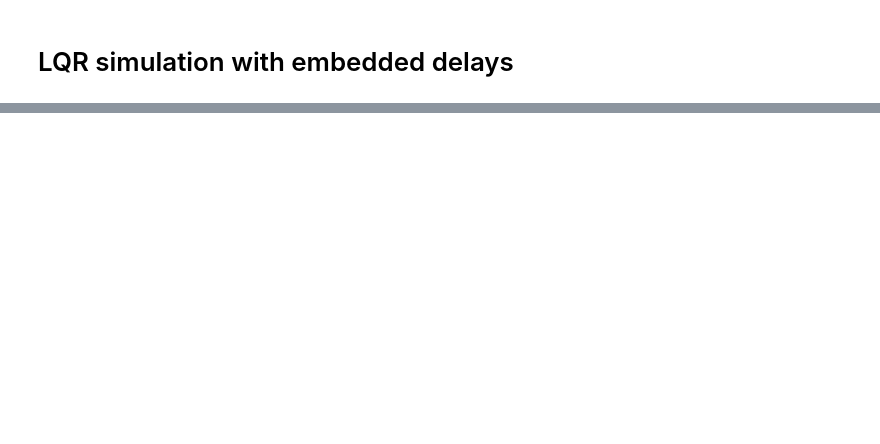
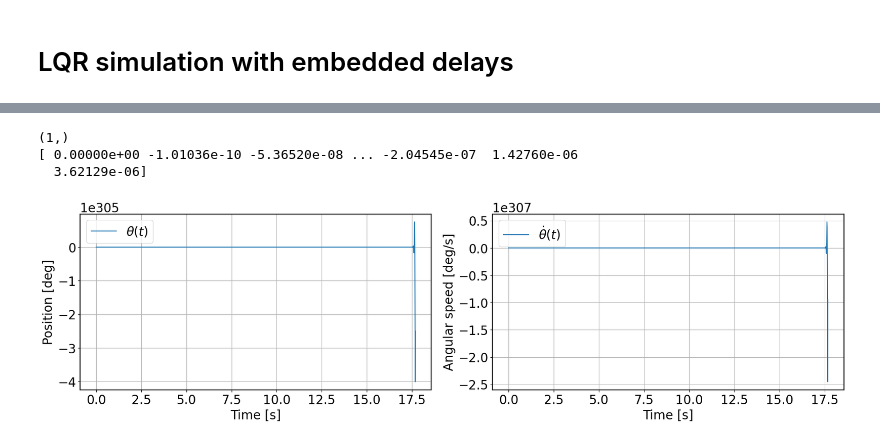
Before and after one commit to CedricFont/Subspace-learning-for-robot-application, a Jupyter notebook: LQR simulation/PendulumDelayEmbeddings.ipynb, the cells around one changed output, grey strips where cells are left out. Cells and saved outputs as stored; diff of their text form; code cells hidden in the pictures; blank space fills up the shorter version.

```diff
--- a/LQR simulation/PendulumDelayEmbeddings.ipynb
+++ b/LQR simulation/PendulumDelayEmbeddings.ipynb
@@ -196,0 +201,35 @@ print(xs_mean[:,0])
+# %%
+X0 = np.zeros(shape=[2*tau]) # Initial condition : [position [rad], velocity [rad/s]]
+t_interval = pend1.dt # Time-interval for one step to occur
+Xc = np.empty(shape=[pend1.N,2*tau]) # Controlled trajectory
+Uc = np.empty(shape=[pend1.N-1]) # Control input history
+Xc[0,:] = X0
+print(lqr_tracking.get_command(Xc[0,:], 0).shape)
+f = lambda theta, u : pend1.dynamicsDelayed(theta, u, tau)
+# Simulate the closed-loop trajectory for the non-linear dynamics
+for i in range(pend1.N-1):
+
+    u = lqr_tracking.get_command(Xc[i,:], i) # Retrieve LQR control input
+    Uc[i] = u
+    # Next point of the non-linear controlled trajectory
+    Xc[i+1,:] = RK4(f, Xc[i,:], [u], t_interval, type='controller-step-by-step').T
+
+# Plot
+fig,ax = plt.subplots(1, 2,
+                       constrained_layout = True, figsize=(18,5))
+
+ax[0].plot(pend1.T, rad2deg(Xc[:,0]), label=r"$\theta (t)$")
+ax[0].set_xlabel('Time [s]'), ax[0].set_ylabel('Position [deg]')
+ax[0].grid()
+ax[0].legend()
+
+ax[1].plot(pend1.T, rad2deg(Xc[:,1]), label=r"$\dot{\theta} (t)$")
+ax[1].set_xlabel('Time [s]'), ax[1].set_ylabel('Angular speed [deg/s]')
+ax[1].grid()
+ax[1].legend()
+print(xs_mean[:,0])
+# %% [output]
+(1,)
+[ 0.00000e+00 -1.01036e-10 -5.36520e-08 ... -2.04545e-07  1.42760e-06
+  3.62129e-06]
+[figure, added]
```
Also changed, not shown: parts of 5 cells of this notebook, 1 other file.
